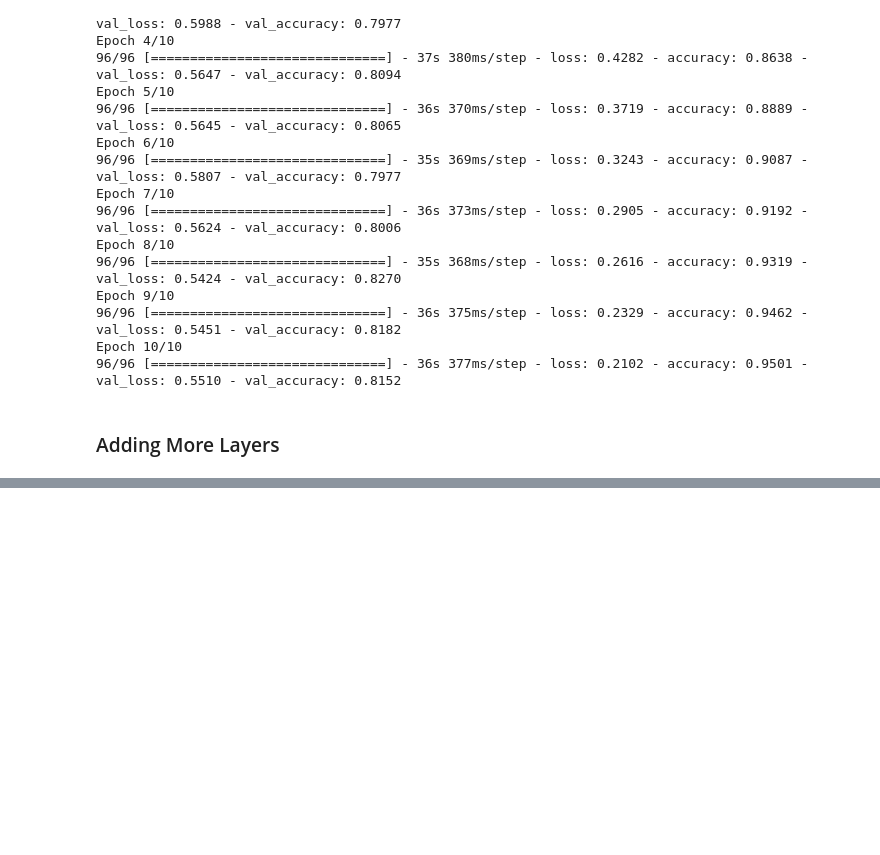
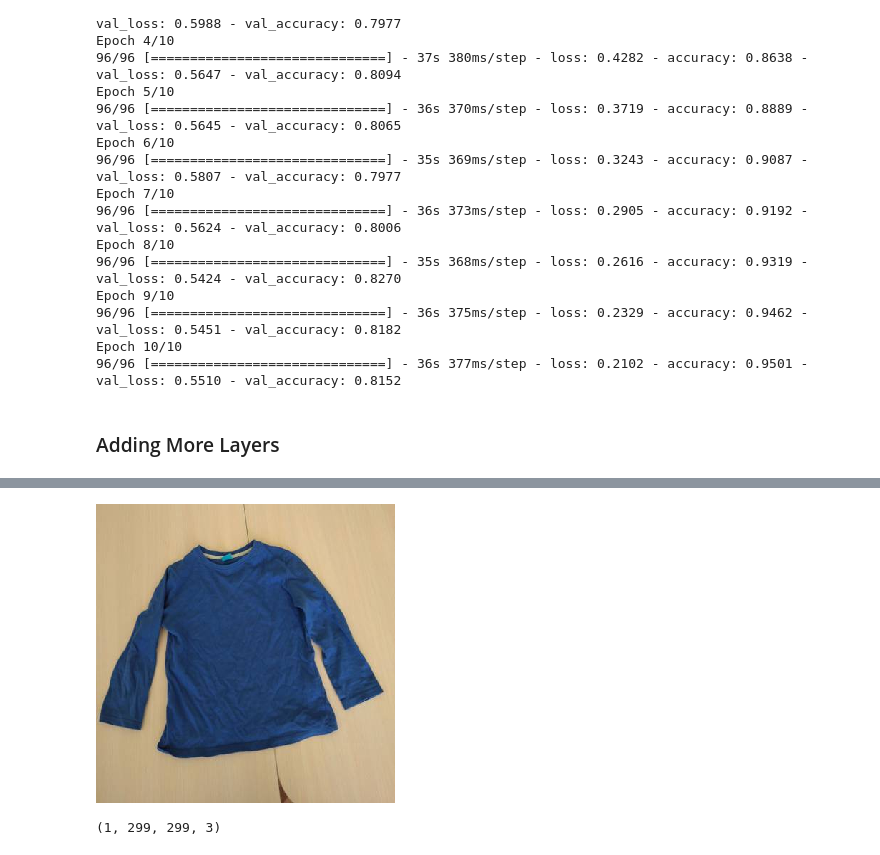
Before and after one commit to soumyadip-iimksp/machine-learning-zoomcamp, a Jupyter notebook: 08-deep-learning/neural_network_dl.ipynb, the cells around one changed output, grey strips where cells are left out. Cells and saved outputs as stored; diff of their text form; code cells hidden in the pictures; blank space fills up the shorter version.

```diff
--- a/08-deep-learning/neural_network_dl.ipynb
+++ b/08-deep-learning/neural_network_dl.ipynb
@@ -355,0 +653,12 @@ KeyboardInterrupt:
+# %%
+path = "./clothing-dataset-small/test/longsleeve/8d1cfb8d-6e6c-4dbe-999a-0272d986f901.jpg"
+
+load_img(path, target_size=(299,299))
+# %% [output]
+[figure, added]
+# %%
+x = np.array(img)
+X = np.array([x])
+X.shape
+# %% [output]
+(1, 299, 299, 3)
```
Also changed, not shown: parts of 21 cells of this notebook, 11 other files.
